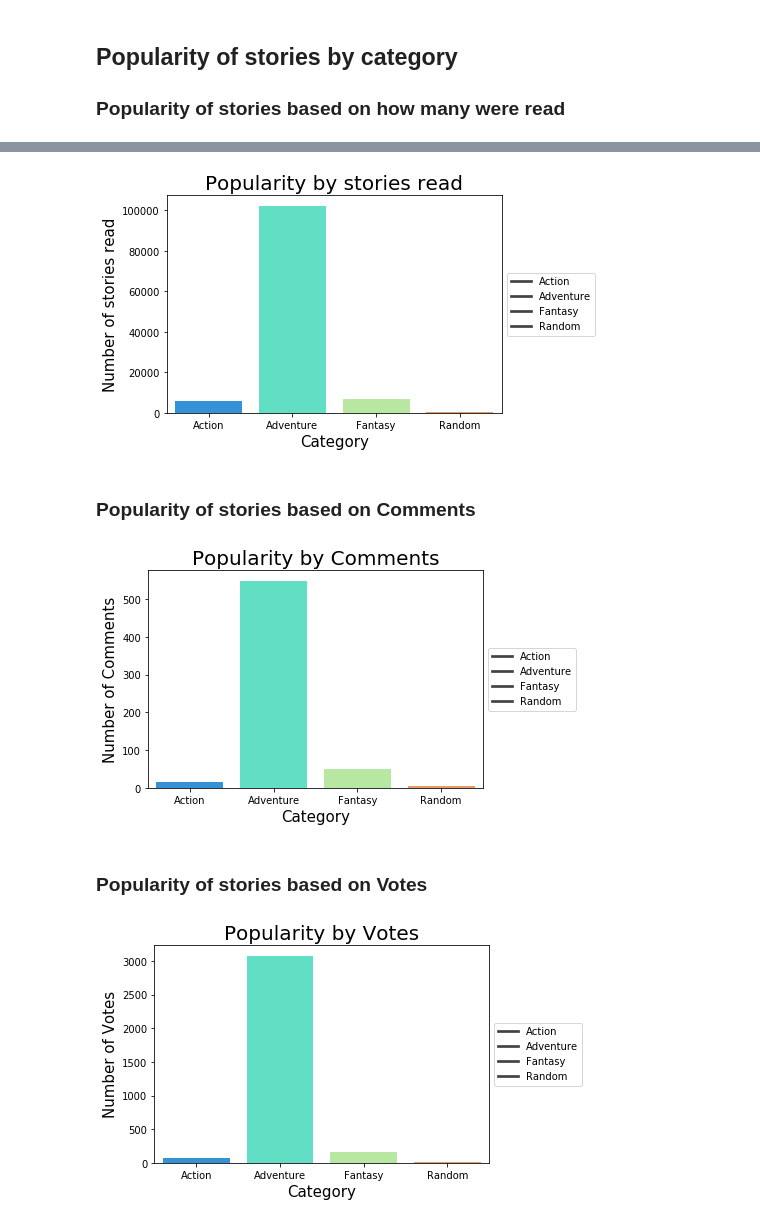
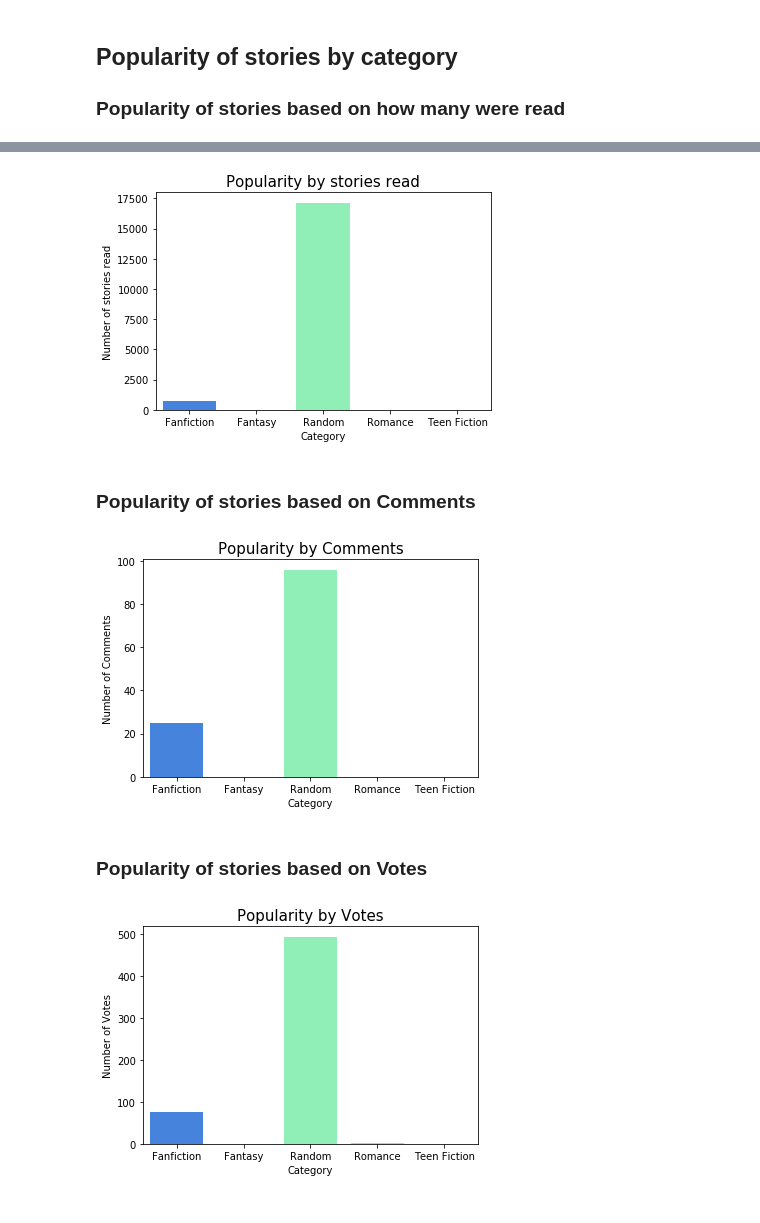
Before and after one commit to rupalimayekar/ProjectWattpad, a Jupyter notebook: WattpadAnalysis.ipynb, the cells around one changed output, grey strips where cells are left out. Saved outputs shown, nothing was run; the diff lists cells and outputs as text; code cells hidden in the pictures.

```diff
--- a/WattpadAnalysis.ipynb
+++ b/WattpadAnalysis.ipynb
@@ -62,12 +20,0 @@ memory usage: 107.0+ KB
-# %%
-############ TODO: Remove this once we have good data
-
-for i in range(100):
-    stories_df.iloc[i,10] = 11
-    stories_df.iloc[i,11] = "Adventure"
-for i in range(100, 300):
-    stories_df.iloc[i,10] = 3
-    stories_df.iloc[i,11] = "Fantasy"
-for i in range(300, 450):
-    stories_df.iloc[i,10] = 14
-    stories_df.iloc[i,11] = "Action"
@@ -176,34 +137,31 @@ popularity_df
 # %%
 ax = sns.barplot(x=popularity_df["categoryName"], y=popularity_df["readCount"], data=popularity_df, palette='rainbow', label="Popularity by Stories read")
-plt.title("Popularity by stories read", size=20)
-plt.ylabel("Number of stories read", size=15)
-plt.xlabel("Category", size=15)
-plt.legend(popularity_df["categoryName"], loc='center left', bbox_to_anchor=(1.0, 0.5))
-plt.savefig("Images/popularity_by_readCount.png")
+plt.title("Popularity by stories read", size=15)
+plt.ylabel("Number of stories read", size=10)
+plt.xlabel("Category", size=10)
+plt.savefig("Images/popularity_category_by_readCount.png")
 plt.show()
 # %% [output]
-[figure, old version]
+[figure, new version]
 # %% [markdown]
 ### Popularity of stories based on Comments
 # %%
 sns.barplot(x=popularity_df["categoryName"], y=popularity_df["commentCount"], data=popularity_df, palette='rainbow', label="Popularity by Comments")
-plt.title("Popularity by Comments", size=20)
-plt.ylabel("Number of Comments", size=15)
-plt.xlabel("Category", size=15)
-plt.legend(popularity_df["categoryName"], loc='center left', bbox_to_anchor=(1.0, 0.5))
-plt.savefig("Images/popularity_by_comments.png")
+plt.title("Popularity by Comments", size=15)
+plt.ylabel("Number of Comments", size=10)
+plt.xlabel("Category", size=10)
+plt.savefig("Images/popularity__category_by_comments.png")
 plt.show()
 # %% [output]
-[figure, old version]
+[figure, new version]
 # %% [markdown]
 ### Popularity of stories based on Votes
 # %%
 sns.barplot(x=popularity_df["categoryName"], y=popularity_df["voteCount"], data=popularity_df, palette='rainbow', label="Popularity by Votes")
-plt.title("Popularity by Votes", size=20)
-plt.ylabel("Number of Votes", size=15)
-plt.xlabel("Category", size=15)
-plt.legend(popularity_df["categoryName"], loc='center left', bbox_to_anchor=(1.0, 0.5))
-plt.savefig("Images/popularity_by_votes.png")
+plt.title("Popularity by Votes", size=15)
+plt.ylabel("Number of Votes", size=10)
+plt.xlabel("Category", size=10)
+plt.savefig("Images/popularity_category_by_votes.png")
 plt.show()
 # %% [output]
-[figure, old version]
+[figure, new version]
```
Also changed, not shown: parts of 20 cells of this notebook, 15 other files.
